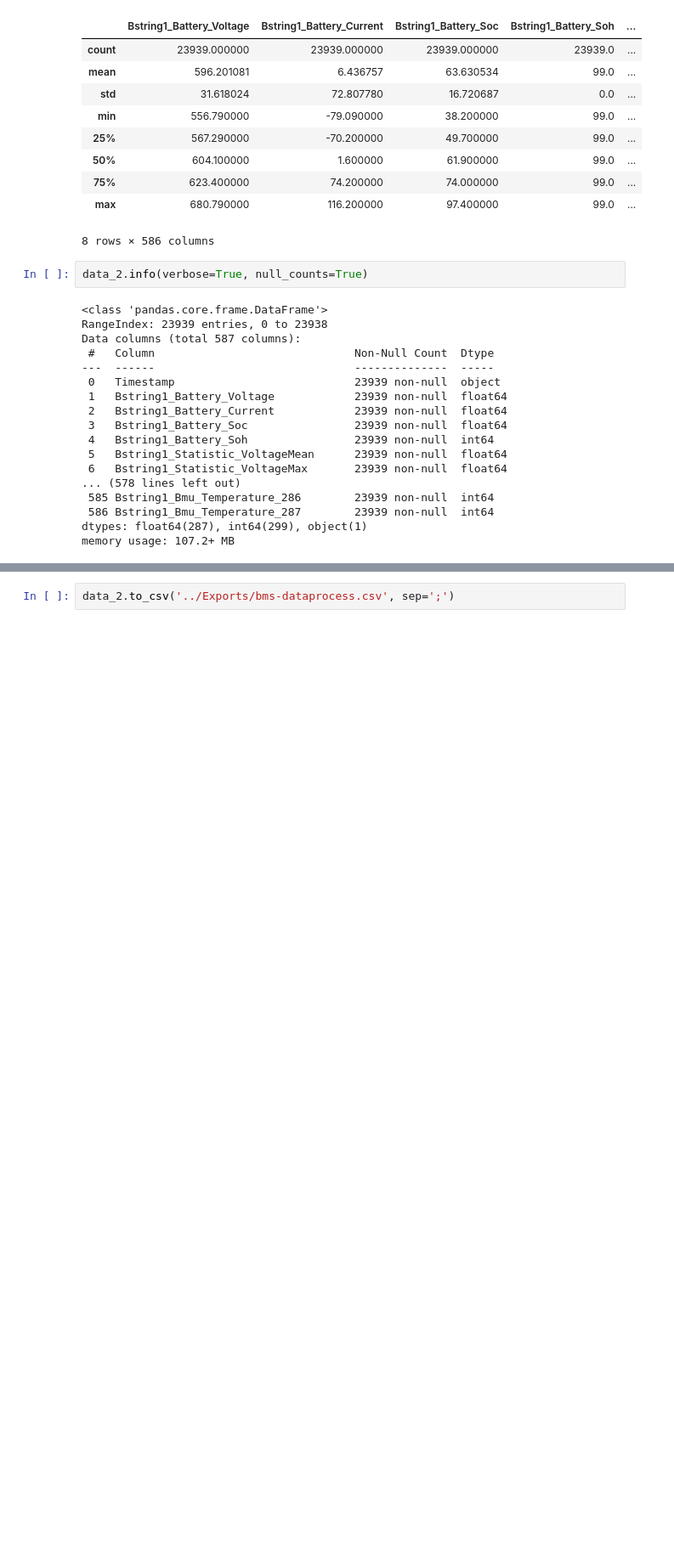
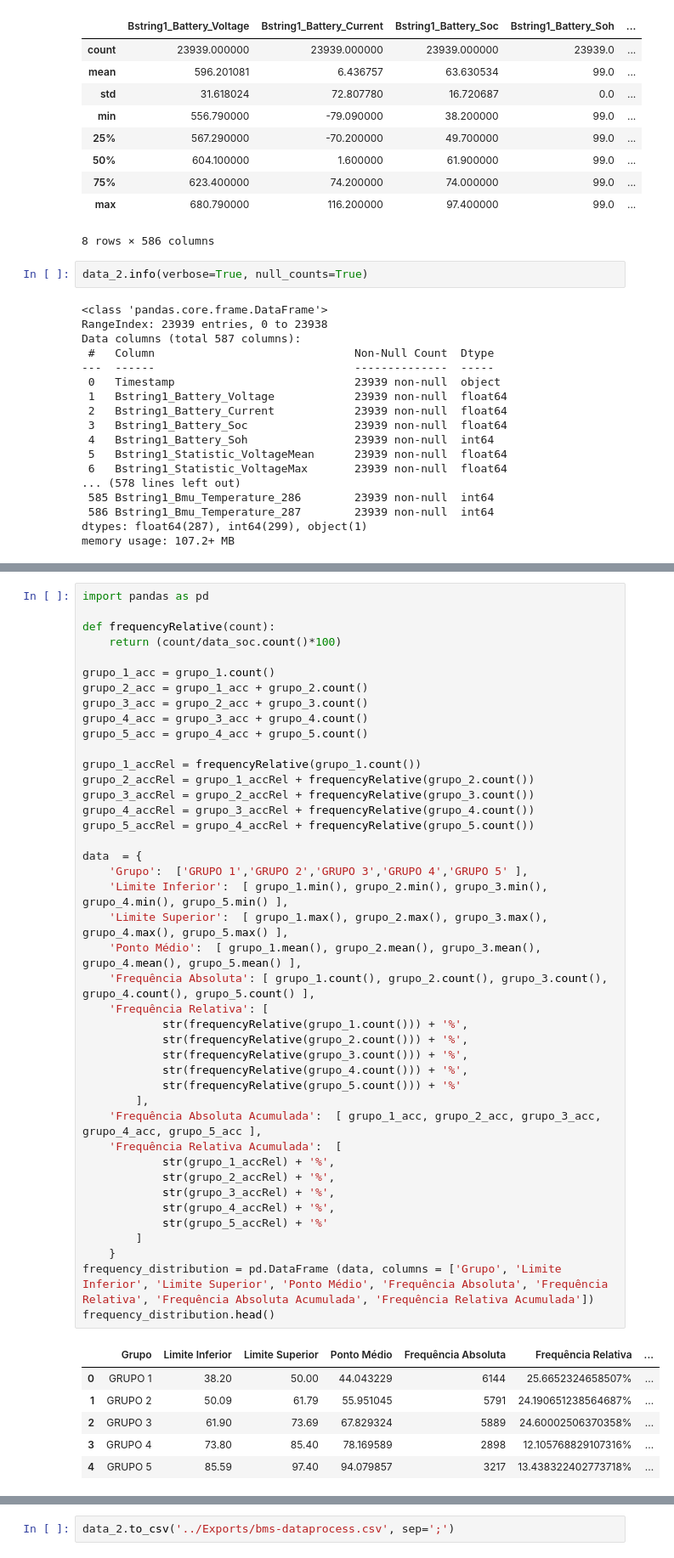
Before and after one commit to alefecrz/Data-Mining, a Jupyter notebook: src/server.ipynb, the cells around one changed output, grey strips where cells are left out. Shown at 85% size. Cells and saved outputs as stored; diff of their text form; blank space fills up the shorter version.

```diff
--- a/src/server.ipynb
+++ b/src/server.ipynb
@@ -775,0 +896,49 @@ memory usage: 107.2+ MB
+# %%
+import pandas as pd
+
+def frequencyRelative(count):
+    return (count/data_soc.count()*100)
+
+grupo_1_acc = grupo_1.count()
+grupo_2_acc = grupo_1_acc + grupo_2.count()
+grupo_3_acc = grupo_2_acc + grupo_3.count()
+grupo_4_acc = grupo_3_acc + grupo_4.count()
+grupo_5_acc = grupo_4_acc + grupo_5.count()
+
+grupo_1_accRel = frequencyRelative(grupo_1.count())
+grupo_2_accRel = grupo_1_accRel + frequencyRelative(grupo_2.count())
+grupo_3_accRel = grupo_2_accRel + frequencyRelative(grupo_3.count())
+grupo_4_accRel = grupo_3_accRel + frequencyRelative(grupo_4.count())
+grupo_5_accRel = grupo_4_accRel + frequencyRelative(grupo_5.count())
+
+data  = {
+    'Grupo':  ['GRUPO 1','GRUPO 2','GRUPO 3','GRUPO 4','GRUPO 5' ],
+    'Limite Inferior':  [ grupo_1.min(), grupo_2.min(), grupo_3.min(), grupo_4.min(), grupo_5.min() ],
+    'Limite Superior':  [ grupo_1.max(), grupo_2.max(), grupo_3.max(), grupo_4.max(), grupo_5.max() ],
+    'Ponto Médio':  [ grupo_1.mean(), grupo_2.mean(), grupo_3.mean(), grupo_4.mean(), grupo_5.mean() ],
+    'Frequência Absoluta': [ grupo_1.count(), grupo_2.count(), grupo_3.count(), grupo_4.count(), grupo_5.count() ],
+    'Frequência Relativa': [
+            str(frequencyRelative(grupo_1.count())) + '%',
+            str(frequencyRelative(grupo_2.count())) + '%',
+            str(frequencyRelative(grupo_3.count())) + '%',
+            str(frequencyRelative(grupo_4.count())) + '%',
+            str(frequencyRelative(grupo_5.count())) + '%'
+        ],
+    'Frequência Absoluta Acumulada':  [ grupo_1_acc, grupo_2_acc, grupo_3_acc, grupo_4_acc, grupo_5_acc ],
+    'Frequência Relativa Acumulada':  [
+            str(grupo_1_accRel) + '%',
+            str(grupo_2_accRel) + '%',
+            str(grupo_3_accRel) + '%',
+            str(grupo_4_accRel) + '%',
+            str(grupo_5_accRel) + '%'
+        ]
+    }
+frequency_distribution = pd.DataFrame (data, columns = ['Grupo', 'Limite Inferior', 'Limite Superior', 'Ponto Médio', 'Frequência Absoluta', 'Frequência Relativa', 'Frequência Absoluta Acumulada', 'Frequência Relativa Acumulada'])
+frequency_distribution.head()
+# %% [output]
+|  | Grupo | Limite Inferior | Limite Superior | Ponto Médio | Frequência Absoluta | Frequência Relativa | ... |
+| 0 | GRUPO 1 | 38.20 | 50.00 | 44.043229 | 6144 | 25.6652324658507% | ... |
+| 1 | GRUPO 2 | 50.09 | 61.79 | 55.951045 | 5791 | 24.190651238564687% | ... |
+| 2 | GRUPO 3 | 61.90 | 73.69 | 67.829324 | 5889 | 24.60002506370358% | ... |
+| 3 | GRUPO 4 | 73.80 | 85.40 | 78.169589 | 2898 | 12.105768829107316% | ... |
+| 4 | GRUPO 5 | 85.59 | 97.40 | 94.079857 | 3217 | 13.438322402773718% | ... |
```
Also changed, not shown: parts of 12 cells of this notebook.
